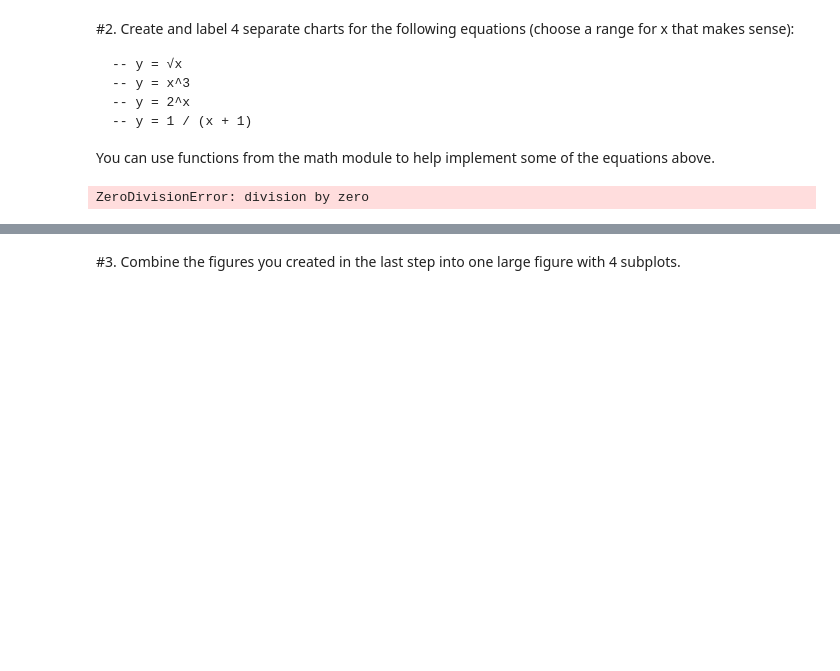
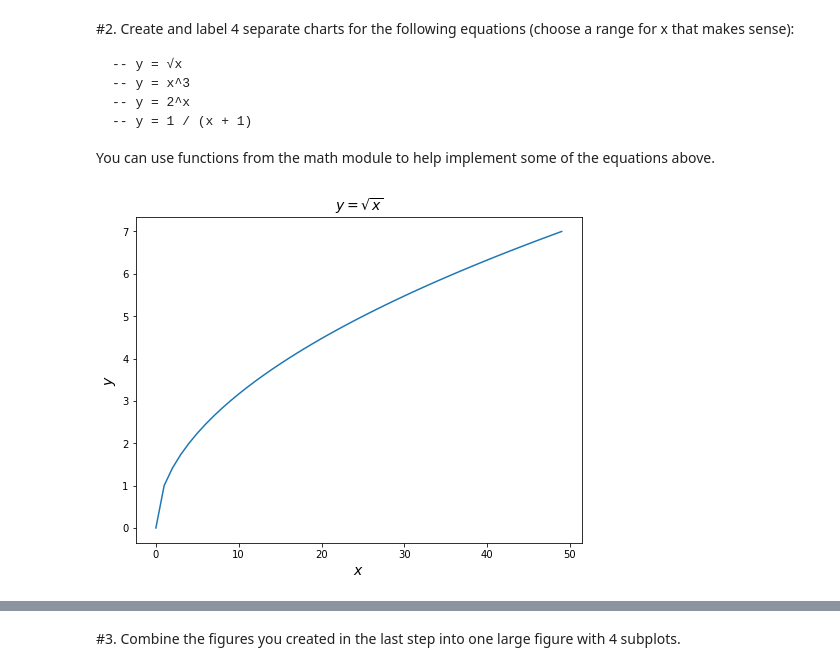
Before and after one commit to aliciag92/numpy-pandas-visualization-exercises, a Jupyter notebook: matplotlib_exercises.ipynb, the cells around one changed output, grey strips where cells are left out. Saved outputs shown, nothing was run; the diff lists cells and outputs as text; code cells hidden in the pictures; blank space fills up the shorter version.

```diff
--- a/matplotlib_exercises.ipynb
+++ b/matplotlib_exercises.ipynb
@@ -53,28 +56,23 @@ plt.show()
     -- y = 2^x
     -- y = 1 / (x + 1)
 You can use functions from the math module to help implement some of the equations above.
-# %%
-#1 define a figure
-#plt.figure(figsize = (10, 8))
-
-#2 plot data
-x = range(-50, 50)
-
-y1 = [np.sqrt(n) for n in x]
-y2 = [n**3 for n in x]
-y3 = [2**n for n in x]
-y4 = [1 / (n + 1) if n != 0 else 0 for n in x]
-
-#plot first subplot (plt.subplot(n_rows, n_cols, 1))
-plt.subplot(x, y1, 1)
-
-plt.subplot(x, y2, 2)
-
-plt.subplot(x, y3, 3)
-
-plt.subplot(x, y4, 4)
-
-#4 show the graph
-plt.show()
-# %% [output]
-ZeroDivisionError: division by zero
+# %%
+#2a. Create and label 4 separate charts for -- y = √x
+# define 1st figure
+plt.figure(figsize = (8, 6))
+
+# plot data
+x1 = list(range(0, 50))
+y1 = [math.sqrt(x) for x in x1]
+
+plt.plot(x1, y1)
+
+# customize
+plt.title('$y = \sqrt{x}$', fontsize = 14)
+plt.xlabel('$x$', fontsize = 14)
+plt.ylabel('$y$', fontsize = 14)
+
+# show the graph
+plt.show()
+# %% [output]
+[figure, added]
```
Also changed, not shown: parts of 6 cells of this notebook.
